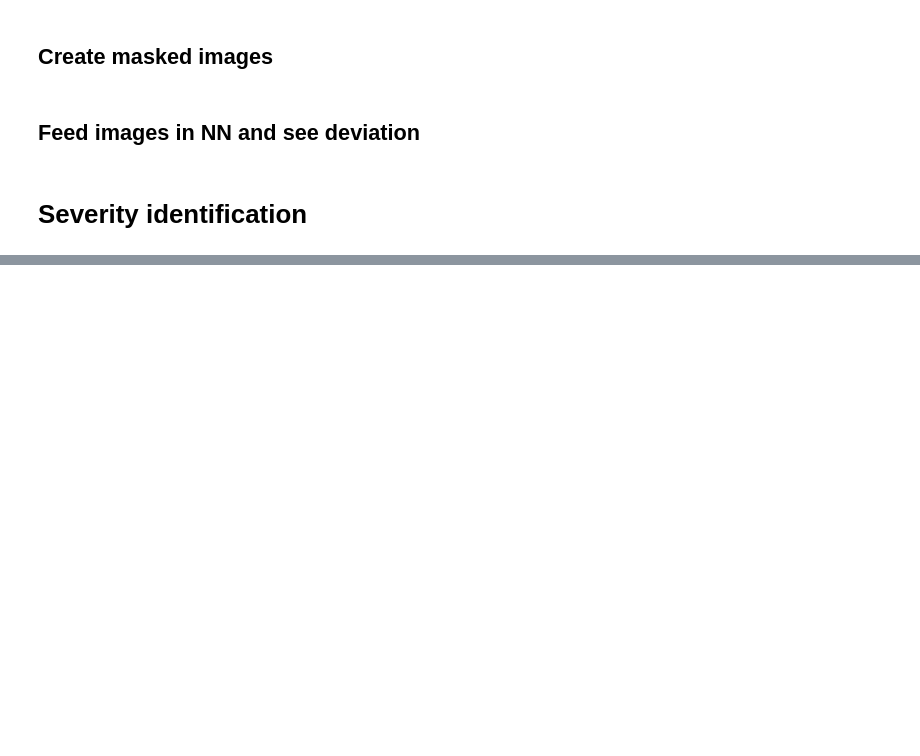
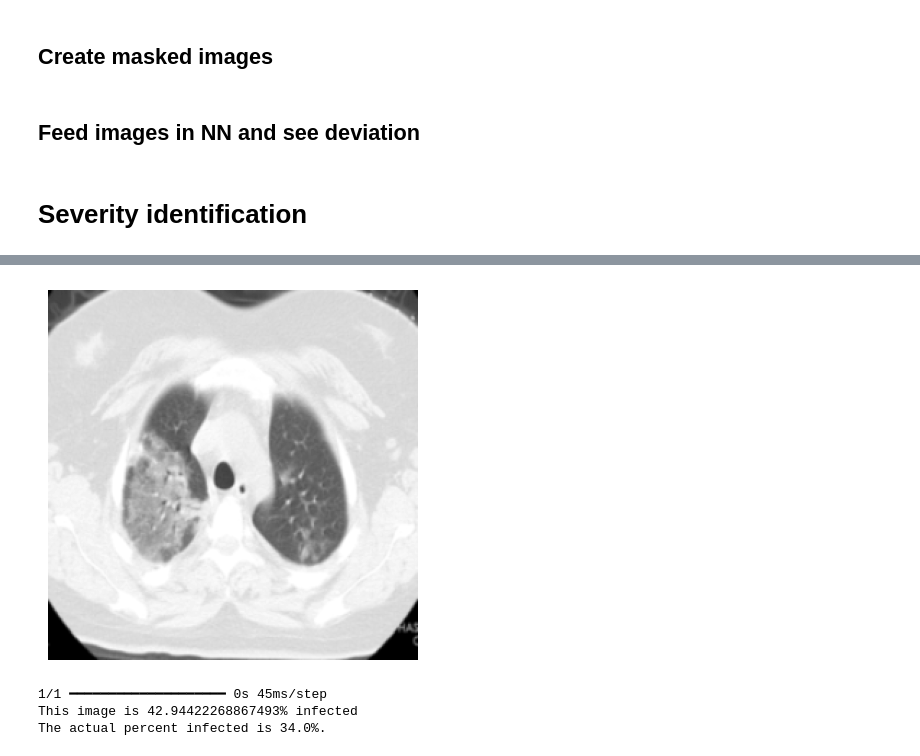
Before and after one commit to Praneeth-Suresh/CT-image, a Jupyter notebook: notebookb0bf2e321b.ipynb, the cells around one changed output, grey strips where cells are left out. Saved outputs shown, nothing was run; the diff lists cells and outputs as text; code cells hidden in the pictures; blank space fills up the shorter version.

```diff
--- a/notebookb0bf2e321b.ipynb
+++ b/notebookb0bf2e321b.ipynb
@@ -471,5 +442,7 @@ for index, row in dfs.iterrows():
 X_train, X_test, y_train, y_test = train_test_split(x_img, y_sev, test_size=0.1, random_state=11)
 
 X_train = tf.stack(X_train)
+X_test = tf.stack(X_test)
 y_train = tf.constant(y_train)
+y_test = [k * 100 for k in y_test]
 # %%
@@ -581,0 +563,20 @@ NameError: name 'history' is not defined
+# %%
+# This approach is used for small batch training where the data is changed each time
+# This method does not work very well for regression
+for x in range(training_runs):
+
+    train_x, train_y = sample_images_with_labels(X_train, y_train, batch_size * num_bacthes)
+
+    history = SegModel.fit(
+        train_x,
+        train_y,
+        batch_size=batch_size,
+        epochs=epochs,
+        validation_split=0.1,
+        callbacks=[seg_cp_callback],
+    )
+    # For regression, you are not trying to maximise accuracy but minimise loss
+
+plt.plot(history.history['val_loss'])
+plt.plot(history.history['loss'], color='red')
+plt.ylim(0, 1)
@@ -581,0 +623,16 @@ NameError: name 'history' is not defined
+# %%
+index = 14
+# Test what the image looks like
+plt.imshow(X_test[index], cmap='gray', vmin=0, vmax=1)
+plt.axis("off")  # Hide axes
+plt.show()
+
+pred = SegModel.predict(tf.reshape(X_test[index], (1, height, width, 1)))[0]
+
+print(f"This image is {pred[0] * 100}% infected")
+print(f"The actual percent infected is {y_test[index]}%.")
+# %% [output]
+[figure, added]
+1/1 ━━━━━━━━━━━━━━━━━━━━ 0s 45ms/step
+This image is 42.94422268867493% infected
+The actual percent infected is 34.0%.
```
Also changed, not shown: parts of 18 cells of this notebook, 3 other files.
